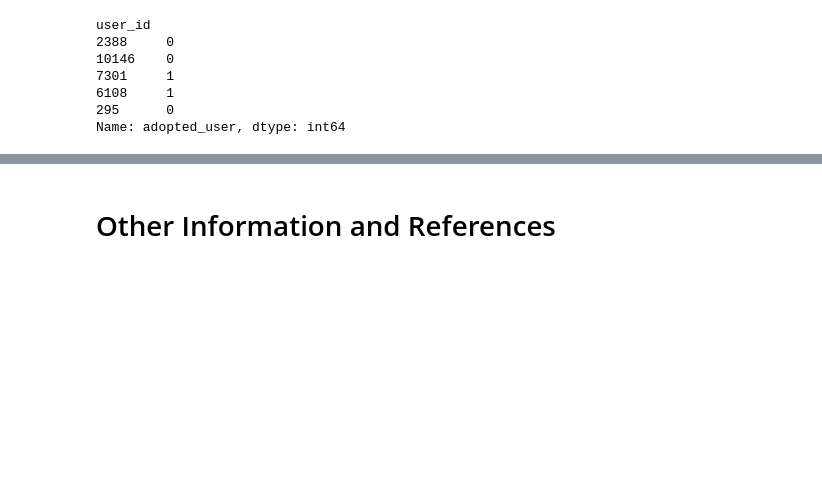
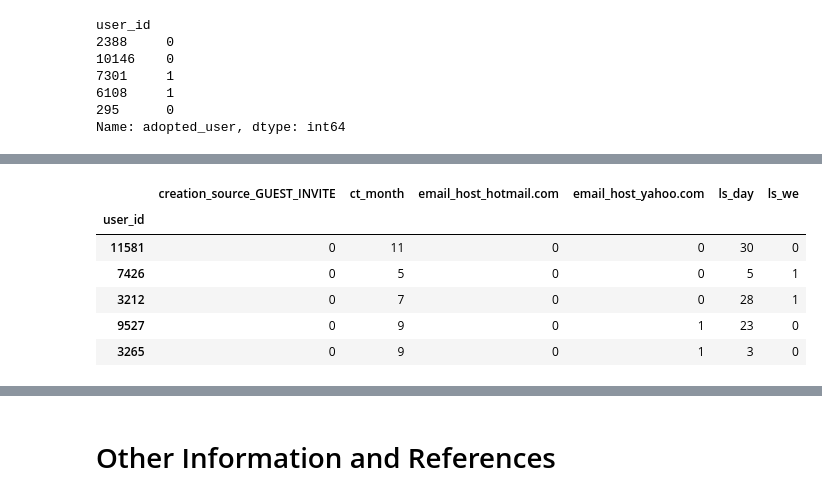
Before and after one commit to milesin3d/Springboard-MiniProjects, a Jupyter notebook: Relax Inc/Relax Inc.ipynb, the cells around one changed output, grey strips where cells are left out. Saved outputs shown, nothing was run; the diff lists cells and outputs as text; code cells hidden in the pictures; blank space fills up the shorter version.

```diff
--- a/Relax Inc/Relax Inc.ipynb
+++ b/Relax Inc/Relax Inc.ipynb
@@ -1416,0 +1789,28 @@ Name: adopted_user, dtype: int64
+# %%
+
+# input data
+X = df.drop(['adopted_user'], axis=1)
+
+# output data
+y = df['adopted_user']
+
+# create random seed
+np.random.seed(0)
+
+# split into train/test
+X_train, X_test, y_train, y_test = train_test_split(X, y,
+                                                    test_size=0.3,
+                                                    random_state=0,
+                                                    stratify=y)
+# %%
+# only use columns/features from IV/VIF results
+X_train = X_train[final_cols]
+X_train.head()
+# %% [output]
+|  | creation_source_GUEST_INVITE | ct_month | email_host_hotmail.com | email_host_yahoo.com | ls_day | ls_we |
+| user_id |  |  |  |  |  |  |
+| 11581 | 0 | 11 | 0 | 0 | 30 | 0 |
+| 7426 | 0 | 5 | 0 | 0 | 5 | 1 |
+| 3212 | 0 | 7 | 0 | 0 | 28 | 1 |
+| 9527 | 0 | 9 | 0 | 1 | 23 | 0 |
+| 3265 | 0 | 9 | 0 | 1 | 3 | 0 |
```
Also changed, not shown: parts of 62 cells of this notebook.
